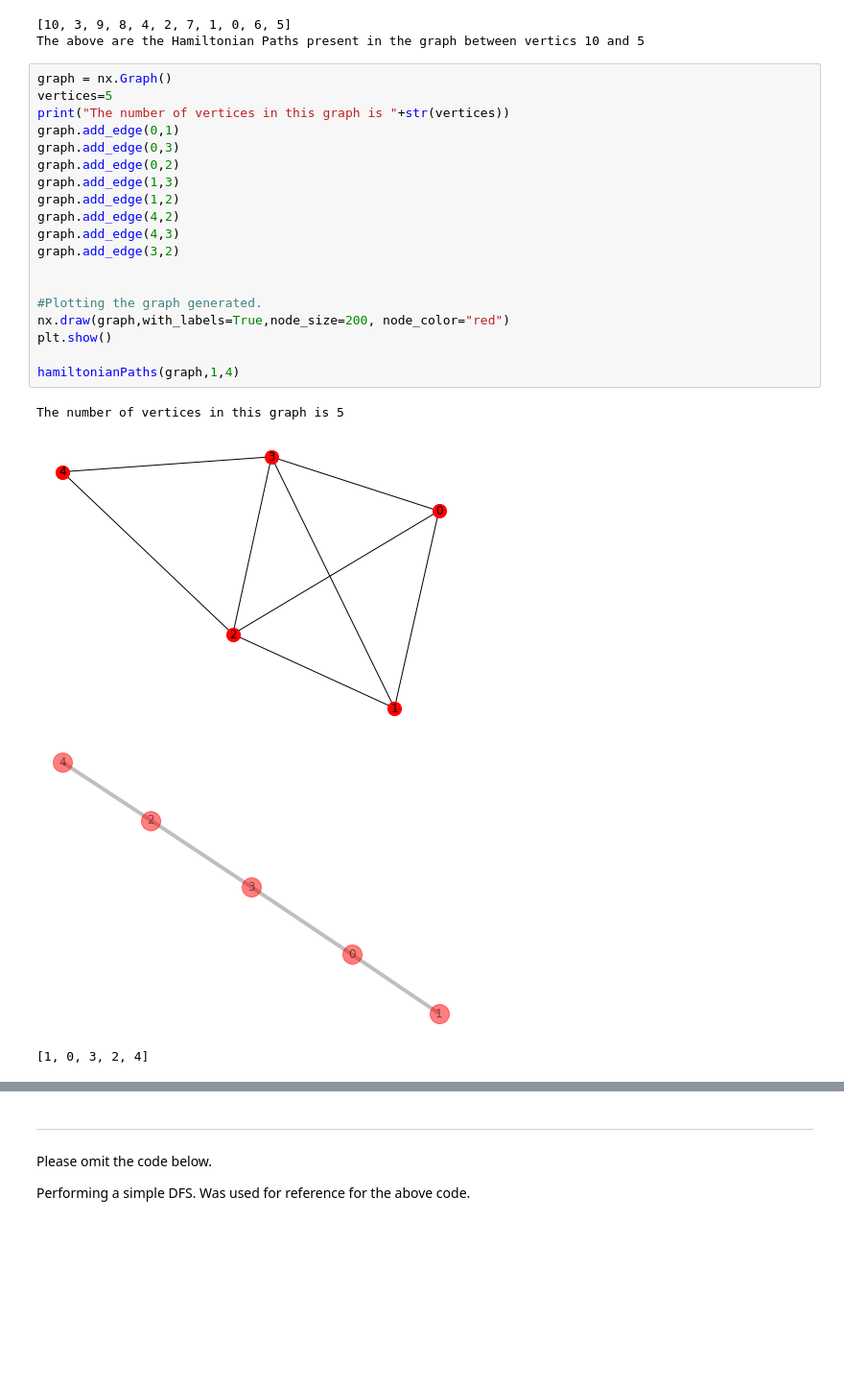
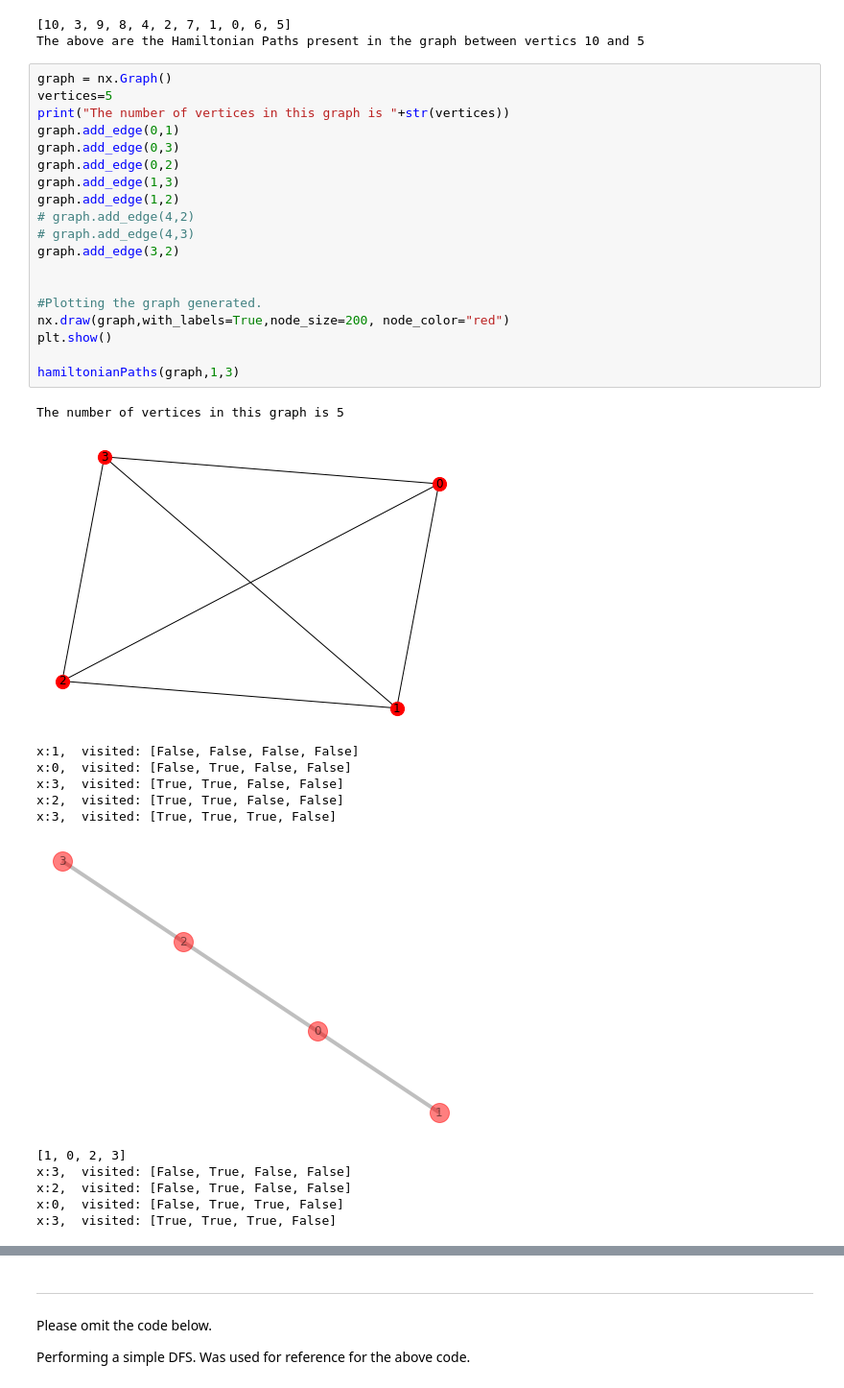
Before and after one commit to yohenthounaojam/hamiltonian, a Jupyter notebook: Hamiltonian.ipynb, the cells around one changed output, grey strips where cells are left out. Shown at 96% size. Saved outputs shown, nothing was run; the diff lists cells and outputs as text; blank space fills up the shorter version.

```diff
--- a/Hamiltonian.ipynb
+++ b/Hamiltonian.ipynb
@@ -166,24 +166,33 @@ The above are the Hamiltonian Paths present in the graph between vertics 10 and
 # %%
 graph = nx.Graph()
 vertices=5
 print("The number of vertices in this graph is "+str(vertices))
 graph.add_edge(0,1)
 graph.add_edge(0,3)
 graph.add_edge(0,2)
 graph.add_edge(1,3)
 graph.add_edge(1,2)
-graph.add_edge(4,2)
-graph.add_edge(4,3)
+# graph.add_edge(4,2)
+# graph.add_edge(4,3)
 graph.add_edge(3,2)
 
 
 #Plotting the graph generated.
 nx.draw(graph,with_labels=True,node_size=200, node_color="red")
 plt.show()
 
-hamiltonianPaths(graph,1,4)
+hamiltonianPaths(graph,1,3)
 # %% [output]
 The number of vertices in this graph is 5
-[figure, old version]
+[figure, new version]
+x:1,  visited: [False, False, False, False]
+x:0,  visited: [False, True, False, False]
+x:3,  visited: [True, True, False, False]
+x:2,  visited: [True, True, False, False]
+x:3,  visited: [True, True, True, False]
-[figure, old version]
+[figure, new version]
-[1, 0, 3, 2, 4]
+[1, 0, 2, 3]
+x:3,  visited: [False, True, False, False]
+x:2,  visited: [False, True, False, False]
+x:0,  visited: [False, True, True, False]
+x:3,  visited: [True, True, True, False]
```
Also changed, not shown: parts of 2 cells of this notebook.
